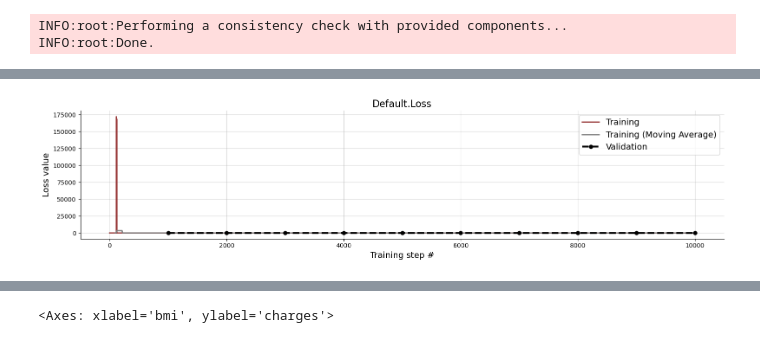
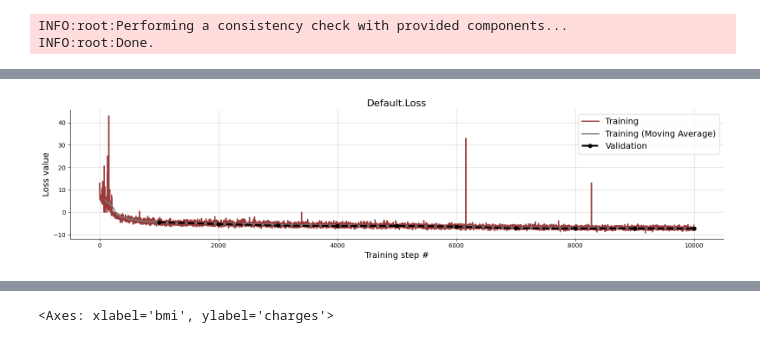
Before and after one commit to Chase-Grajeda/Grajeda-Rowe, a Jupyter notebook: project/insurance_flow.ipynb, the cells around one changed output, grey strips where cells are left out. Saved outputs shown, nothing was run; the diff lists cells and outputs as text; code cells hidden in the pictures.

```diff
--- a/project/insurance_flow.ipynb
+++ b/project/insurance_flow.ipynb
@@ -122,5 +125,8 @@ INFO:root:Validation, Epoch: 10, Loss: -7.416
 # %%
+for i, row in enumerate(history['train_losses']['Default.Loss']):
+    if row > 100:
+        history['train_losses'].loc[i, 'Default.Loss'] = 0
 f = bf.diagnostics.plot_losses(history['train_losses'], history['val_losses'], moving_average=True)
 # %% [output]
-[figure, old version]
+[figure, new version]
 # %%
```
Also changed, not shown: parts of 20 cells of this notebook, 1 other file.
